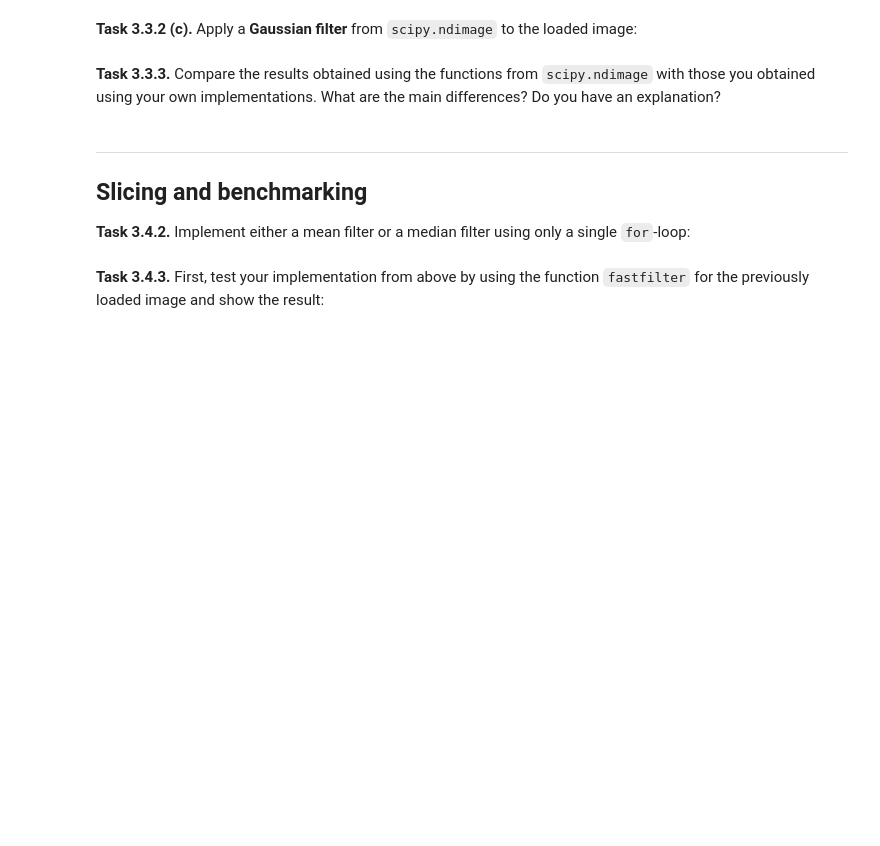
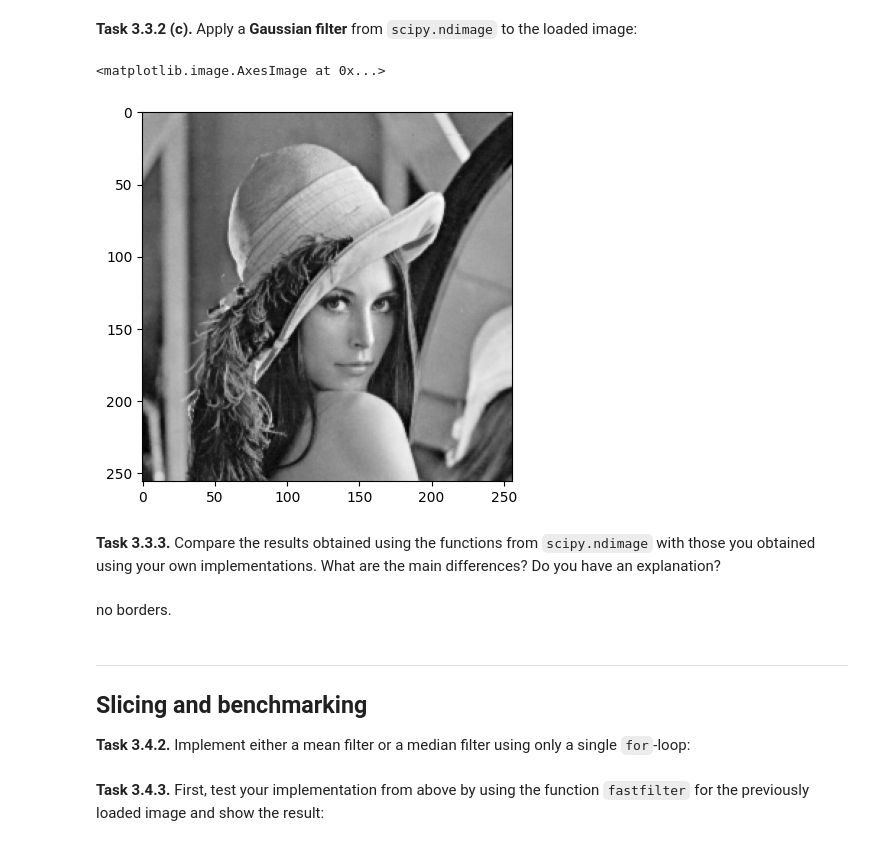
Before and after one commit to preet2706/mobi-fs3-python, a Jupyter notebook: task3.ipynb, the cells around one changed output. Saved outputs shown, nothing was run; the diff lists cells and outputs as text; code cells hidden in the pictures; blank space fills up the shorter version.

```diff
--- a/task3.ipynb
+++ b/task3.ipynb
@@ -72,7 +101,14 @@ Then, compare your result for filter size `5` with the correct result image `dat
 # %% [markdown]
 **<a id="#">Task 3.3.2 (c).</a>** Apply a **Gaussian filter** from `scipy.ndimage` to the loaded image:
+# %%
+plt.imshow(scipy.ndimage.gaussian_filter(img, 0.5), 'gray')
+# %% [output]
+<matplotlib.image.AxesImage at 0x...>
+[figure, added]
 # %% [markdown]
 **<a id="#">Task 3.3.3.</a>** Compare the results obtained using the functions from `scipy.ndimage` with those you obtained using your own implementations. What are the main differences? Do you have an explanation?
+# %% [markdown]
+no borders.
 # %% [markdown]
 ---
 
```
Also changed, not shown: parts of 15 cells of this notebook.
